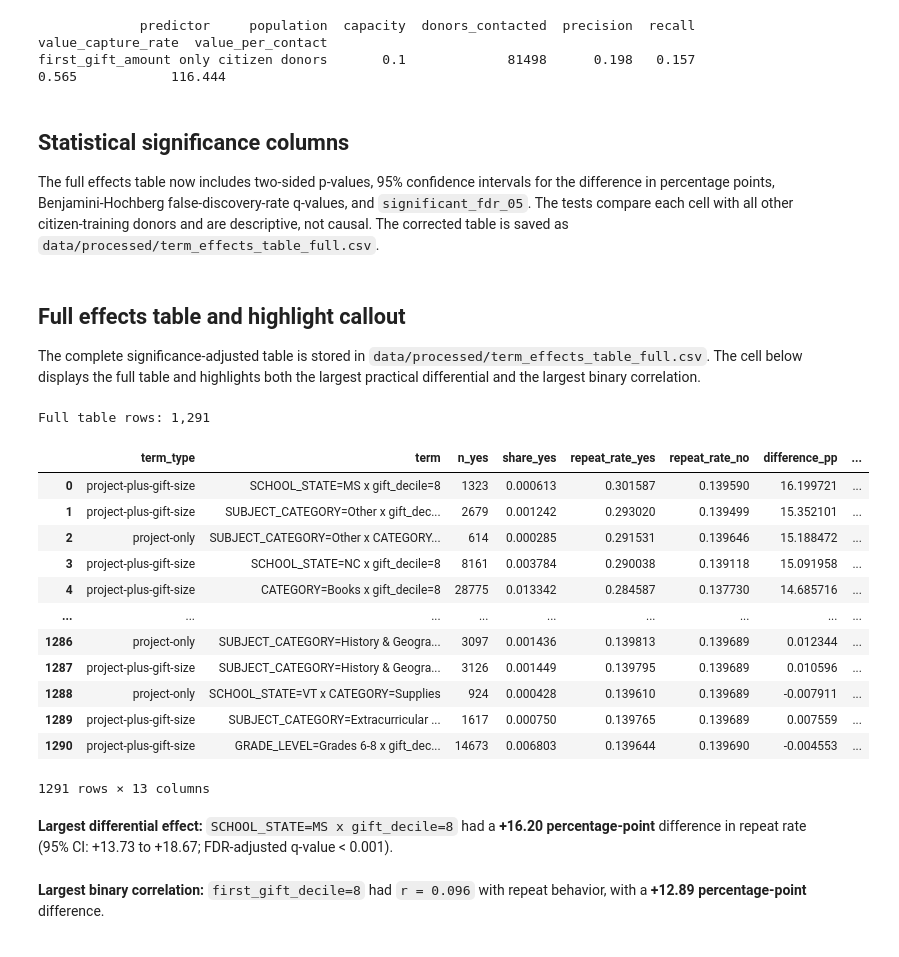
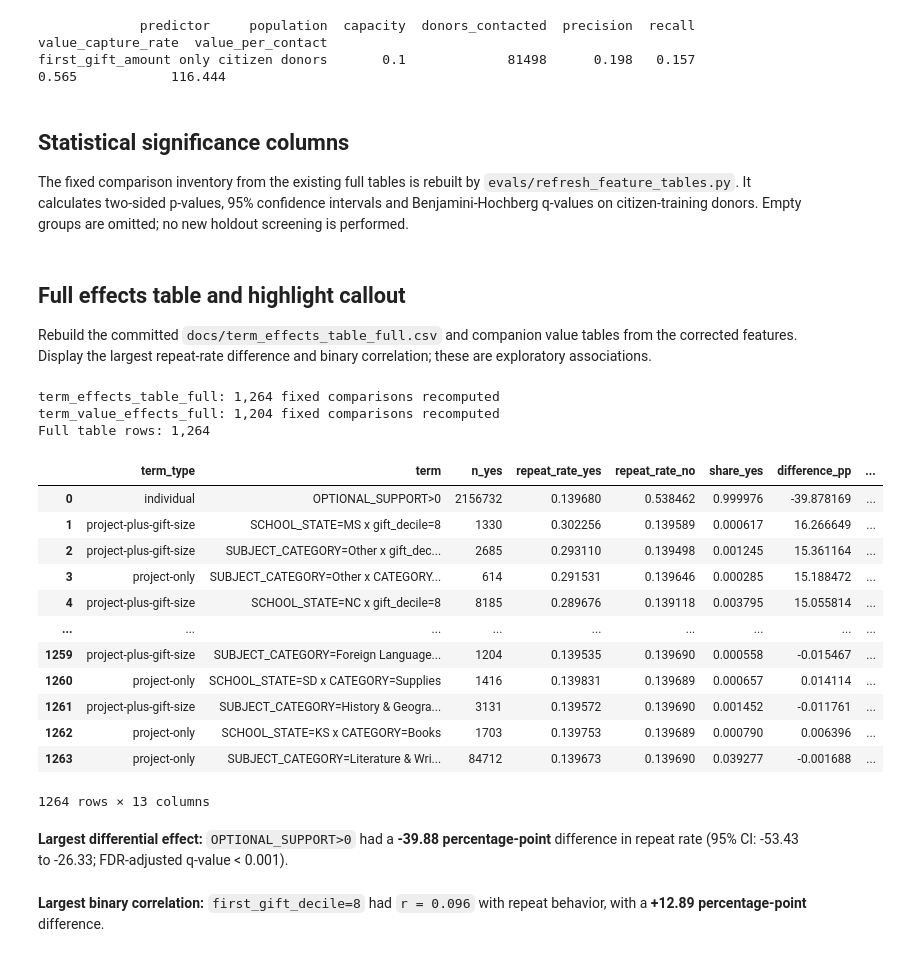
Before and after one commit to bakulbadwal/gbus8496-project, a Jupyter notebook: notebooks/02_feature_joining_and_effects.ipynb, the cells around one changed output. Saved outputs shown, nothing was run; the diff lists cells and outputs as text; code cells hidden in the pictures.

Commit message:
Fix literal quoting in Projects TSV and rebuild affected deliverables

```diff
--- a/notebooks/02_feature_joining_and_effects.ipynb
+++ b/notebooks/02_feature_joining_and_effects.ipynb
@@ -867,46 +858,52 @@ first_gift_amount only citizen donors       0.1             81498      0.198   0
 # %% [markdown]
 ## Statistical significance columns
 
-The full effects table now includes two-sided p-values, 95% confidence intervals for the difference in percentage points, Benjamini-Hochberg false-discovery-rate q-values, and `significant_fdr_05`. The tests compare each cell with all other citizen-training donors and are descriptive, not causal. The corrected table is saved as `data/processed/term_effects_table_full.csv`.
+The fixed comparison inventory from the existing full tables is rebuilt by `evals/refresh_feature_tables.py`. It calculates two-sided p-values, 95% confidence intervals and Benjamini-Hochberg q-values on citizen-training donors. Empty groups are omitted; no new holdout screening is performed.
 # %% [markdown]
 ## Full effects table and highlight callout
 
-The complete significance-adjusted table is stored in `data/processed/term_effects_table_full.csv`. The cell below displays the full table and highlights both the largest practical differential and the largest binary correlation.
+Rebuild the committed `docs/term_effects_table_full.csv` and companion value tables from the corrected features. Display the largest repeat-rate difference and binary correlation; these are exploratory associations.
 # %%
+sys.path.insert(0, str(REPO / "evals"))
+from refresh_feature_tables import rebuild
+rebuild()
+
 from IPython.display import display, Markdown
 
 full_effects = pd.read_csv(REPO / "docs" / "term_effects_table_full.csv")
 max_difference = full_effects.loc[full_effects["difference_pp"].abs().idxmax()]
 max_correlation = full_effects.loc[full_effects["corr_with_return"].abs().idxmax()]
 
 print(f"Full table rows: {len(full_effects):,}")
 display(full_effects)
 
 display(Markdown(
     f"**Largest differential effect:** `{max_difference['term']}` had a "
     f"**{max_difference['difference_pp']:+.2f} percentage-point** difference in repeat rate "
     f"(95% CI: {max_difference['ci_low_pp']:+.2f} to {max_difference['ci_high_pp']:+.2f}; "
     f"FDR-adjusted q-value < 0.001)."
 ))
 display(Markdown(
     f"**Largest binary correlation:** `{max_correlation['term']}` had "
     f"`r = {max_correlation['corr_with_return']:.3f}` with repeat behavior, "
     f"with a **{max_correlation['difference_pp']:+.2f} percentage-point** difference."
 ))
 # %% [output]
-Full table rows: 1,291
+term_effects_table_full: 1,264 fixed comparisons recomputed
+term_value_effects_full: 1,204 fixed comparisons recomputed
+Full table rows: 1,264
-|  | term_type | term | n_yes | share_yes | repeat_rate_yes | repeat_rate_no | difference_pp | ... |
-| 0 | project-plus-gift-size | SCHOOL_STATE=MS x gift_decile=8 | 1323 | 0.000613 | 0.301587 | 0.139590 | 16.199721 | ... |
-| 1 | project-plus-gift-size | SUBJECT_CATEGORY=Other x gift_dec... | 2679 | 0.001242 | 0.293020 | 0.139499 | 15.352101 | ... |
-| 2 | project-only | SUBJECT_CATEGORY=Other x CATEGORY... | 614 | 0.000285 | 0.291531 | 0.139646 | 15.188472 | ... |
-| 3 | project-plus-gift-size | SCHOOL_STATE=NC x gift_decile=8 | 8161 | 0.003784 | 0.290038 | 0.139118 | 15.091958 | ... |
-| 4 | project-plus-gift-size | CATEGORY=Books x gift_decile=8 | 28775 | 0.013342 | 0.284587 | 0.137730 | 14.685716 | ... |
+|  | term_type | term | n_yes | repeat_rate_yes | repeat_rate_no | share_yes | difference_pp | ... |
+| 0 | individual | OPTIONAL_SUPPORT>0 | 2156732 | 0.139680 | 0.538462 | 0.999976 | -39.878169 | ... |
+| 1 | project-plus-gift-size | SCHOOL_STATE=MS x gift_decile=8 | 1330 | 0.302256 | 0.139589 | 0.000617 | 16.266649 | ... |
+| 2 | project-plus-gift-size | SUBJECT_CATEGORY=Other x gift_dec... | 2685 | 0.293110 | 0.139498 | 0.001245 | 15.361164 | ... |
+| 3 | project-only | SUBJECT_CATEGORY=Other x CATEGORY... | 614 | 0.291531 | 0.139646 | 0.000285 | 15.188472 | ... |
+| 4 | project-plus-gift-size | SCHOOL_STATE=NC x gift_decile=8 | 8185 | 0.289676 | 0.139118 | 0.003795 | 15.055814 | ... |
 | ... | ... | ... | ... | ... | ... | ... | ... | ... |
-| 1286 | project-only | SUBJECT_CATEGORY=History & Geogra... | 3097 | 0.001436 | 0.139813 | 0.139689 | 0.012344 | ... |
-| 1287 | project-plus-gift-size | SUBJECT_CATEGORY=History & Geogra... | 3126 | 0.001449 | 0.139795 | 0.139689 | 0.010596 | ... |
-| 1288 | project-only | SCHOOL_STATE=VT x CATEGORY=Supplies | 924 | 0.000428 | 0.139610 | 0.139689 | -0.007911 | ... |
-| 1289 | project-plus-gift-size | SUBJECT_CATEGORY=Extracurricular ... | 1617 | 0.000750 | 0.139765 | 0.139689 | 0.007559 | ... |
-| 1290 | project-plus-gift-size | GRADE_LEVEL=Grades 6-8 x gift_dec... | 14673 | 0.006803 | 0.139644 | 0.139690 | -0.004553 | ... |
+| 1259 | project-plus-gift-size | SUBJECT_CATEGORY=Foreign Language... | 1204 | 0.139535 | 0.139690 | 0.000558 | -0.015467 | ... |
+| 1260 | project-only | SCHOOL_STATE=SD x CATEGORY=Supplies | 1416 | 0.139831 | 0.139689 | 0.000657 | 0.014114 | ... |
+| 1261 | project-plus-gift-size | SUBJECT_CATEGORY=History & Geogra... | 3131 | 0.139572 | 0.139690 | 0.001452 | -0.011761 | ... |
+| 1262 | project-only | SCHOOL_STATE=KS x CATEGORY=Books | 1703 | 0.139753 | 0.139689 | 0.000790 | 0.006396 | ... |
+| 1263 | project-only | SUBJECT_CATEGORY=Literature & Wri... | 84712 | 0.139673 | 0.139690 | 0.039277 | -0.001688 | ... |
-1291 rows × 13 columns
+1264 rows × 13 columns
-**Largest differential effect:** `SCHOOL_STATE=MS x gift_decile=8` had a **+16.20 percentage-point** difference in repeat rate (95% CI: +13.73 to +18.67; FDR-adjusted q-value < 0.001).
+**Largest differential effect:** `OPTIONAL_SUPPORT>0` had a **-39.88 percentage-point** difference in repeat rate (95% CI: -53.43 to -26.33; FDR-adjusted q-value < 0.001).
 **Largest binary correlation:** `first_gift_decile=8` had `r = 0.096` with repeat behavior, with a **+12.89 percentage-point** difference.
```
Also changed, not shown: parts of 23 cells of this notebook, 54 other files.
